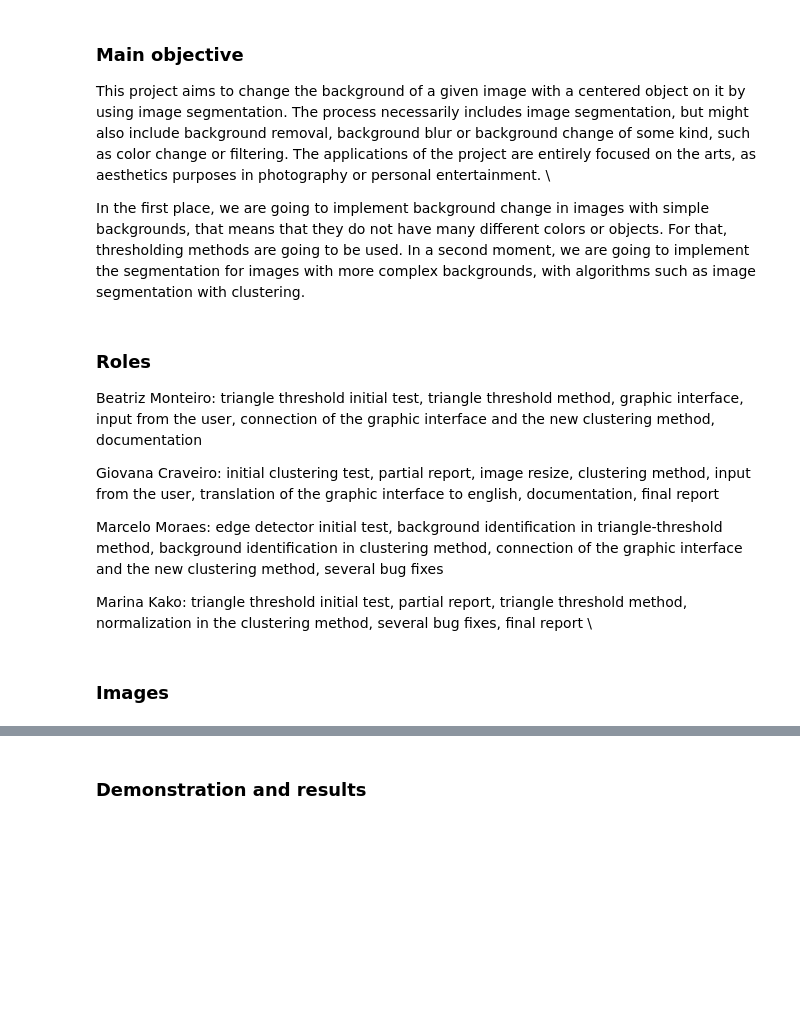
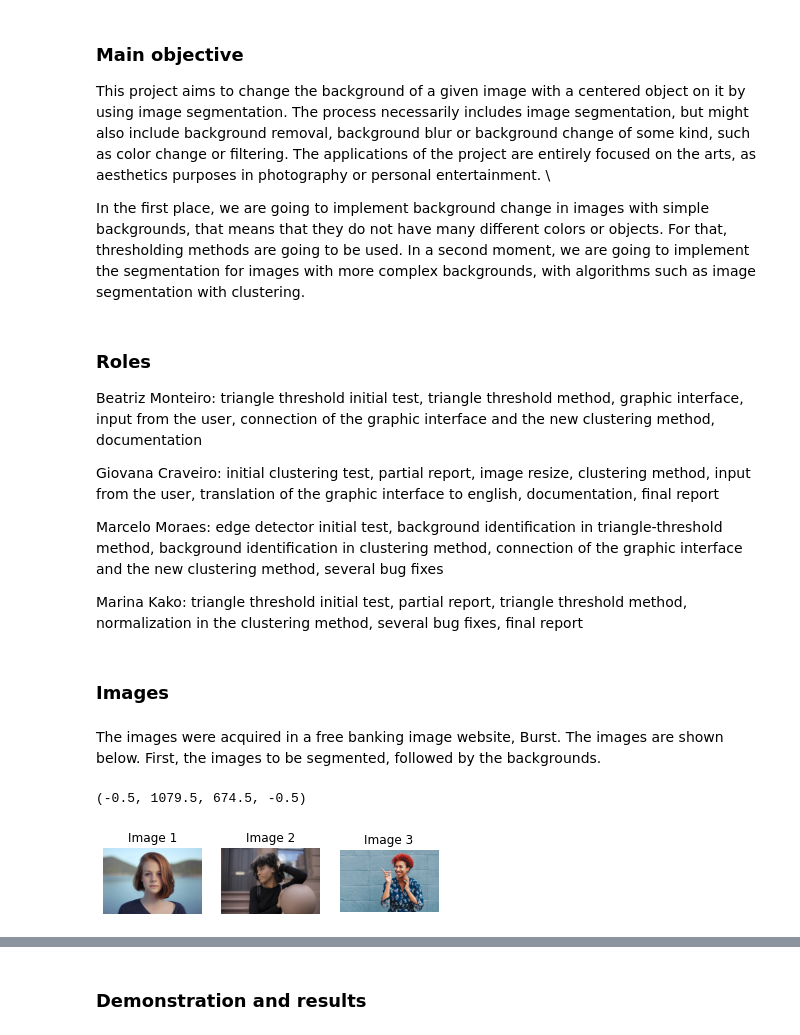
Before and after one commit to kakomarina/background-effects, a Jupyter notebook: report.ipynb, the cells around one changed output, grey strips where cells are left out. Saved outputs shown, nothing was run; the diff lists cells and outputs as text; code cells hidden in the pictures; blank space fills up the shorter version.

Commit message:
report ok

```diff
--- a/report.ipynb
+++ b/report.ipynb
@@ -34,6 +26,31 @@ Beatriz Monteiro: triangle threshold initial test, triangle threshold method, gr
  Marcelo Moraes: edge detector initial test, background identification in triangle-threshold method, background identification in clustering method, connection of the graphic interface and the new clustering method, several bug fixes
 
 
- Marina Kako: triangle threshold initial test, partial report, triangle threshold method, normalization in the clustering method, several bug fixes, final report \
+ Marina Kako: triangle threshold initial test, partial report, triangle threshold method, normalization in the clustering method, several bug fixes, final report
 # %% [markdown]
 ### Images
+# %% [markdown]
+The images were acquired in a free banking image website, Burst. The images are shown below. First, the images to be segmented, followed by the backgrounds.
+# %%
+import imageio
+import matplotlib.pyplot as plt
+
+girl1 = imageio.imread("girl1.jpg")
+girl2 = imageio.imread("girl2.jpg")
+girl3 = imageio.imread("girl3.jpg")
+
+plt.subplot(1, 3, 1)
+plt.imshow(girl1)
+plt.title("Image 1")
+plt.axis('off')
+plt.subplot(1, 3, 2)
+plt.imshow(girl2)
+plt.title("Image 2")
+plt.axis('off')
+plt.subplot(1, 3, 3)
+plt.imshow(girl3)
+plt.title("Image 3")
+plt.axis('off')
+# %% [output]
+(-0.5, 1079.5, 674.5, -0.5)
+[figure, added]
```
Also changed, not shown: parts of 10 cells of this notebook, 1 other file.
